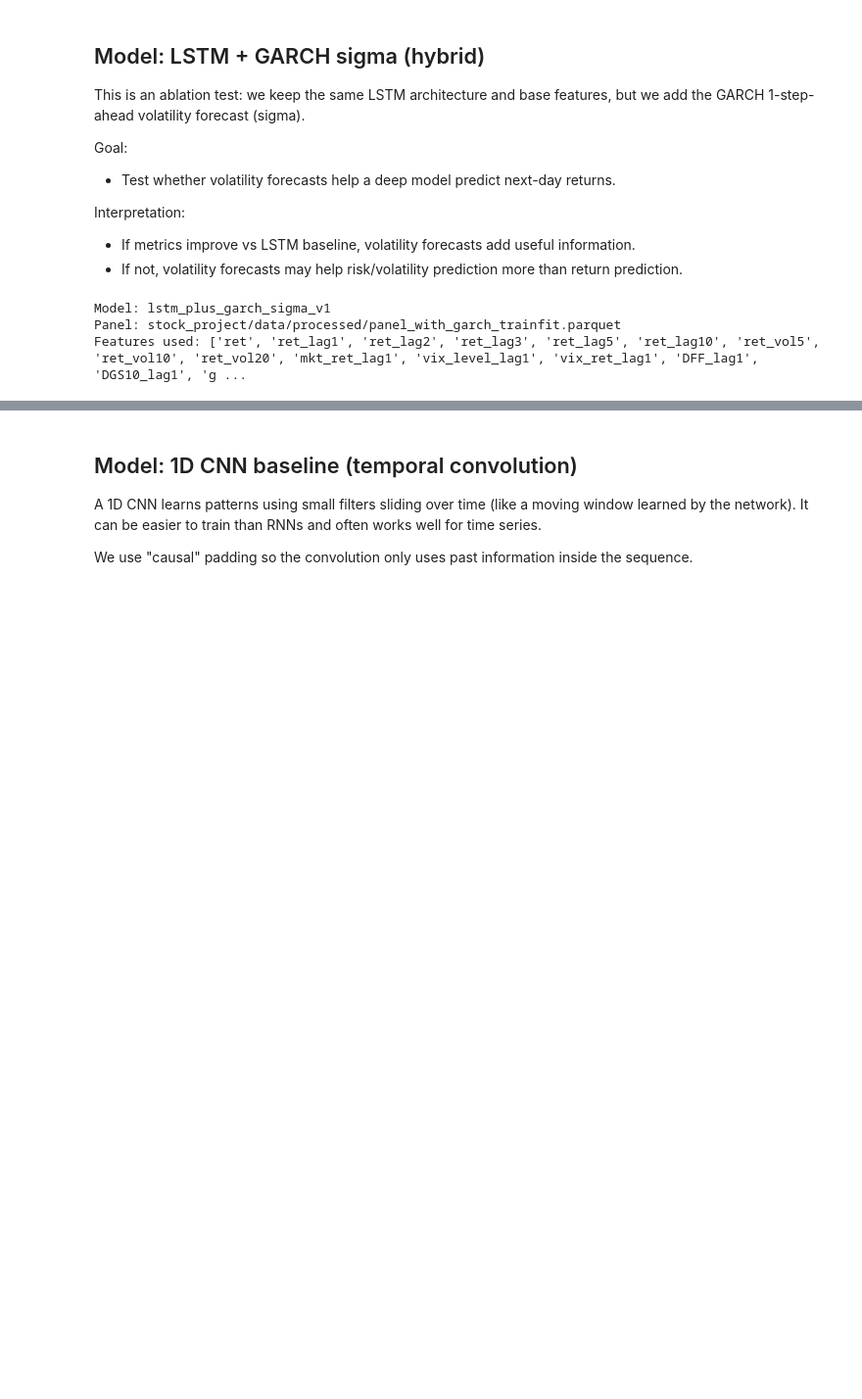
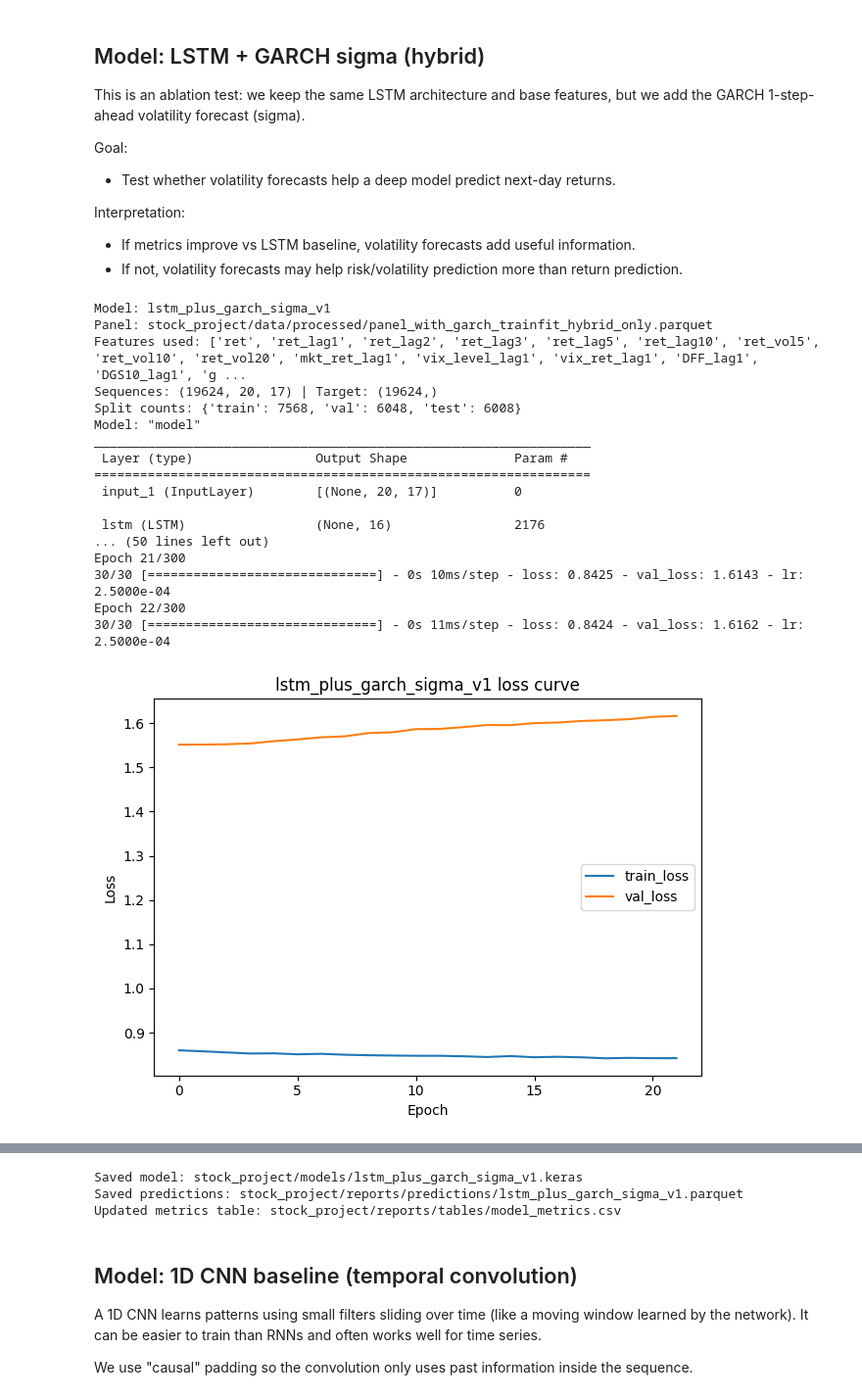
Before and after one commit to RichelCode/Final_Stock_Analysis, a Jupyter notebook: stock_market_final.ipynb, the cells around one changed output, grey strips where cells are left out. Shown at 98% size. Cells and saved outputs as stored; diff of their text form; code cells hidden in the pictures; blank space fills up the shorter version.

```diff
--- a/stock_market_final.ipynb
+++ b/stock_market_final.ipynb
@@ -3665,40 +3782,55 @@ Interpretation:
 # LSTM + GARCH sigma (hybrid)
 # =========================================
 
-PANEL_GARCH = PROC_DIR / "panel_with_garch_trainfit.parquet"
+PANEL_GARCH = PROC_DIR / "panel_with_garch_trainfit_hybrid_only.parquet"
 if not PANEL_GARCH.exists():
     # fallback if you saved hybrid-only name instead
-    alt = PROC_DIR / "panel_with_garch_trainfit_hybrid_only.parquet"
+    alt = PROC_DIR / "panel_with_garch_trainfit.parquet"
     if alt.exists():
         PANEL_GARCH = alt
     else:
         raise FileNotFoundError("Missing GARCH panel. Build panel_with_garch_trainfit.parquet first.")
 
 HYBRID_FEATURES = BASE_FEATURE_CANDIDATES + GARCH_SIGMA_CANDIDATES
 
 def build_lstm(seq_len, n_features):
     inp = keras.Input(shape=(seq_len, n_features))
     x = layers.LSTM(
         16,
         dropout=0.30,
         kernel_regularizer=keras.regularizers.l2(1e-4),
     )(inp)
     x = layers.Dense(16, activation="relu", kernel_regularizer=keras.regularizers.l2(1e-4))(x)
     out = layers.Dense(1)(x)
     return keras.Model(inp, out)
 
 metrics_lstm_hybrid = run_deep_model(
     model_name="lstm_plus_garch_sigma_v1",
     panel_file=PANEL_GARCH,
     feature_candidates=HYBRID_FEATURES,
     build_model_fn=build_lstm,
     seq_len=SEQ_LEN,
     target_scale=TARGET_SCALE,
     epochs=300,
     batch_size=256,
     lr=1e-3,
 )
 # %% [output]
 Model: lstm_plus_garch_sigma_v1
-Panel: stock_project/data/processed/panel_with_garch_trainfit.parquet
+Panel: stock_project/data/processed/panel_with_garch_trainfit_hybrid_only.parquet
 Features used: ['ret', 'ret_lag1', 'ret_lag2', 'ret_lag3', 'ret_lag5', 'ret_lag10', 'ret_vol5', 'ret_vol10', 'ret_vol20', 'mkt_ret_lag1', 'vix_level_lag1', 'vix_ret_lag1', 'DFF_lag1', 'DGS10_lag1', 'g ...
+Sequences: (19624, 20, 17) | Target: (19624,)
+Split counts: {'train': 7568, 'val': 6048, 'test': 6008}
+Model: "model"
+_________________________________________________________________
+ Layer (type)                Output Shape              Param #
+=================================================================
+ input_1 (InputLayer)        [(None, 20, 17)]          0
+
+ lstm (LSTM)                 (None, 16)                2176
+... (50 lines left out)
+Epoch 21/300
+30/30 [==============================] - 0s 10ms/step - loss: 0.8425 - val_loss: 1.6143 - lr: 2.5000e-04
+Epoch 22/300
+30/30 [==============================] - 0s 11ms/step - loss: 0.8424 - val_loss: 1.6162 - lr: 2.5000e-04
+[figure, added]
@@ -3706,3 +3843,6 @@ ValueError: No sequences created. Causes: too many NaNs after feature selection,
+Saved model: stock_project/models/lstm_plus_garch_sigma_v1.keras
+Saved predictions: stock_project/reports/predictions/lstm_plus_garch_sigma_v1.parquet
+Updated metrics table: stock_project/reports/tables/model_metrics.csv
 # %% [markdown]
 ## Model: 1D CNN baseline (temporal convolution)
 
```
Also changed, not shown: parts of 21 cells of this notebook, 37 other files.
